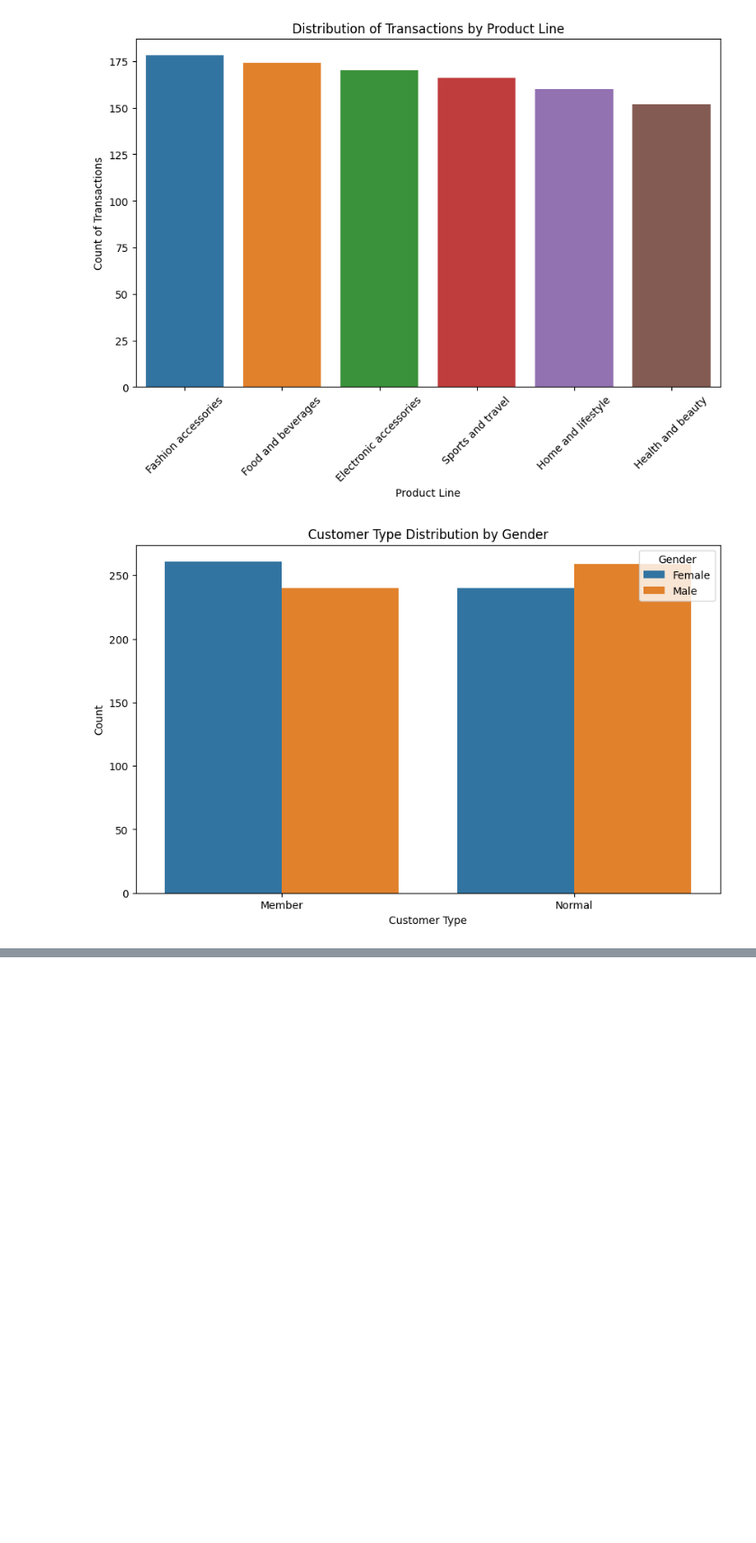
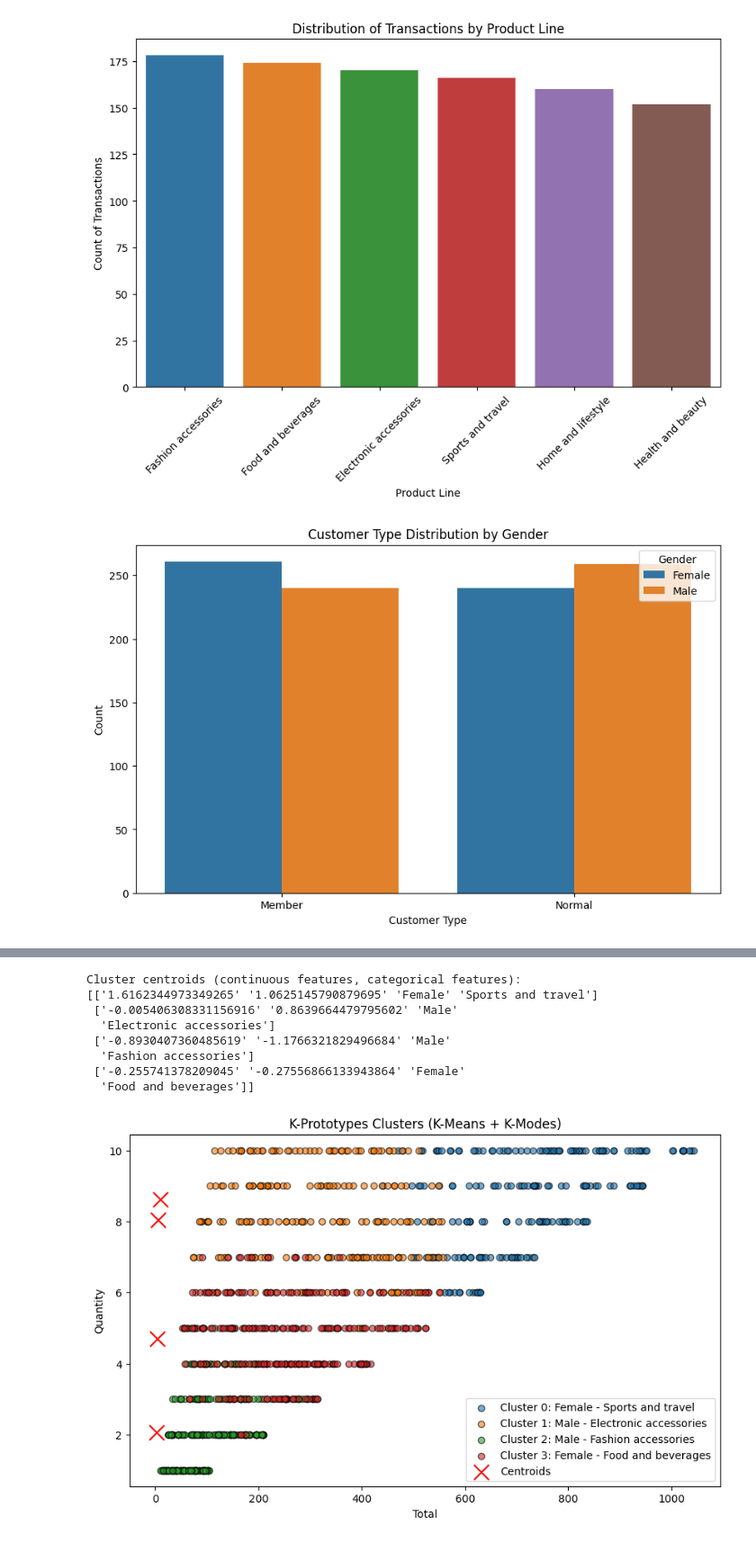
Before and after one commit to kdimal/capstone, a Jupyter notebook: customer_segmentation_capstone.ipynb, the cells around one changed output, grey strips where cells are left out. Shown: that part at 90% size. Drawn from its saved outputs; the diff is of its cells as text; code cells hidden in the pictures; blank space fills up the shorter version.

```diff
--- a/customer_segmentation_capstone.ipynb
+++ b/customer_segmentation_capstone.ipynb
@@ -262,0 +243,79 @@ sil_score
+# %%
+# !pip install kmodes
+
+# Import necessary libraries
+from kmodes.kprototypes import KPrototypes
+# 1. Standardize the continuous features
+continuous_features = ['Total', 'Quantity']
+scaler = StandardScaler()
+data['Total_scaled'] = scaler.fit_transform(data[['Total']])
+data['Quantity_scaled'] = scaler.fit_transform(data[['Quantity']])
+
+# 2. Extract continuous features as a NumPy array and ensure they are floats
+X_cont = data[['Total_scaled', 'Quantity_scaled']].to_numpy().astype(float)
+
+# 3. Extract categorical features and ensure they are strings
+categorical_features = ['Gender', 'Product line']
+X_cat = data[categorical_features].to_numpy().astype(str)
+
+# 4. Combine continuous and categorical features using np.column_stack
+# (continuous features come first)
+X = np.column_stack((X_cont, X_cat))
+
+# 5. Define indices for the categorical columns in the combined array
+cat_cols_idx = list(range(X_cont.shape[1], X.shape[1]))
+
+# 6. Fit the K-Prototypes model
+n_clusters = 4
+kproto = KPrototypes(n_clusters=n_clusters, init='Cao', random_state=42, n_init=10)
+clusters = kproto.fit_predict(X, categorical=cat_cols_idx)
+data['KProto_Cluster'] = clusters
+
+# 7. Print the cluster centroids to inspect their structure
+print("Cluster centroids (continuous features, categorical features):")
+print(kproto.cluster_centroids_)
+
+# Convert the centroids to a 2D array
+all_centroids = np.array(kproto.cluster_centroids_)
+
+# 8. Extract only the continuous centroids (first two columns) and reverse the scaling
+continuous_centroids_scaled = all_centroids[:, :2].astype(float)
+continuous_centroids = scaler.inverse_transform(continuous_centroids_scaled)
+
+# 9. Create a description for each cluster based on the categorical features (columns 2 and 3)
+cluster_descriptions = {}
+for i in range(n_clusters):
+    gender = all_centroids[i, 2]
+    product_line = all_centroids[i, 3]
+    cluster_descriptions[i] = f"{gender} - {product_line}"
+
+# 10. Plot the clusters using the original continuous feature values
+plt.figure(figsize=(10, 6))
+for cluster in range(n_clusters):
+    cluster_mask = data['KProto_Cluster'] == cluster
+    plt.scatter(
+        data.loc[cluster_mask, 'Total'],
+        data.loc[cluster_mask, 'Quantity'],
+        label=f"Cluster {cluster}: {cluster_descriptions[cluster]}",
+        alpha=0.6, edgecolor='k'
+    )
+
+# Plot the centroids on top as red 'x' markers
+plt.scatter(continuous_centroids[:, 0], continuous_centroids[:, 1],
+            marker='x', color='red', s=200, label='Centroids')
+
+plt.title('K-Prototypes Clusters (K-Means + K-Modes)')
+plt.xlabel('Total')
+plt.ylabel('Quantity')
+plt.legend()
+plt.show()
+# %% [output]
+Cluster centroids (continuous features, categorical features):
+[['1.6162344973349265' '1.0625145790879695' 'Female' 'Sports and travel']
+ ['-0.005406308331156916' '0.8639664479795602' 'Male'
+  'Electronic accessories']
+ ['-0.8930407360485619' '-1.1766321829496684' 'Male'
+  'Fashion accessories']
+ ['-0.255741378209045' '-0.27556866133943864' 'Female'
+  'Food and beverages']]
+[figure, added]
```
Also changed, not shown: parts of 5 cells of this notebook.
